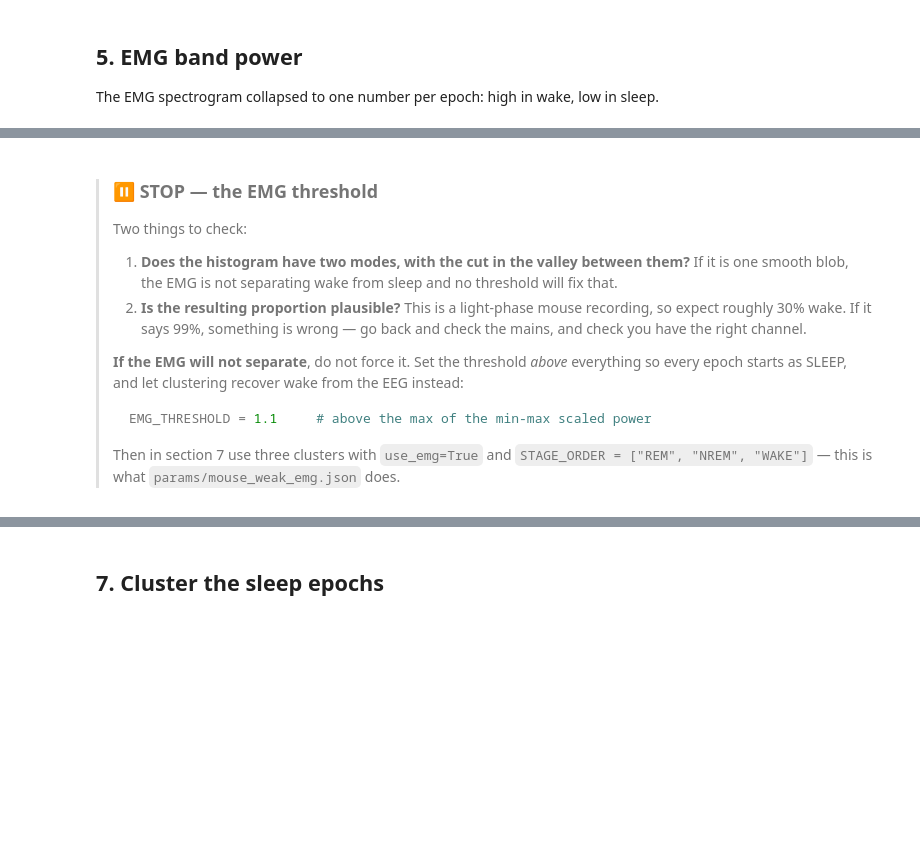
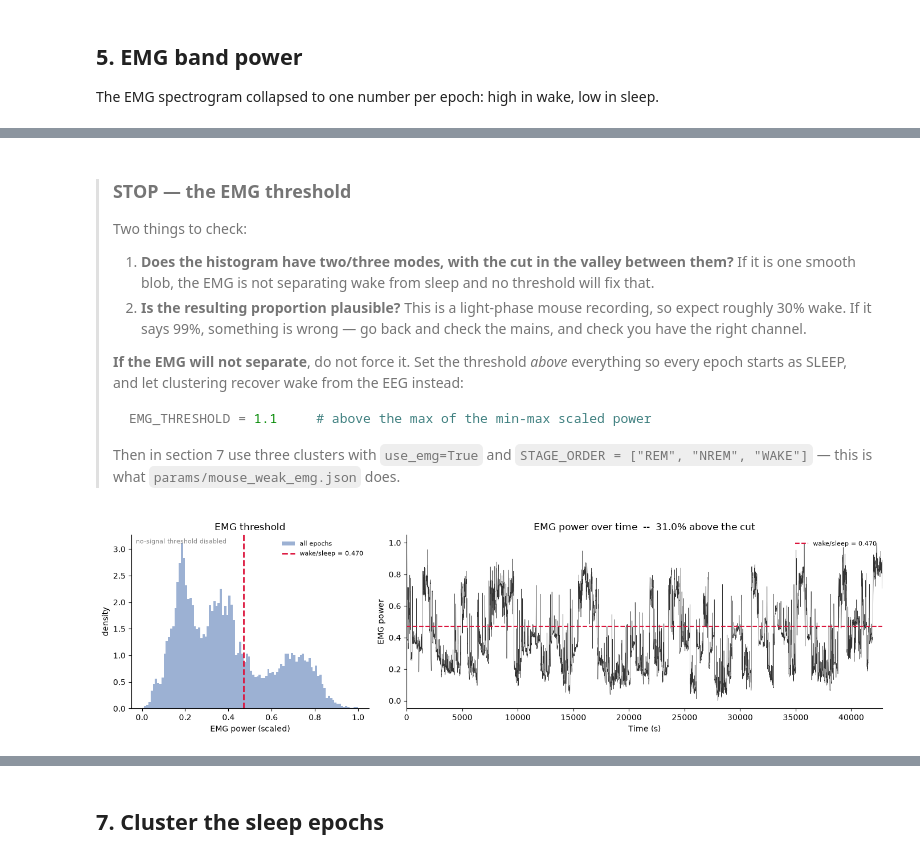
Before and after one commit to BoccaraLab/nyx, a Jupyter notebook: examples/05_real_data.ipynb, the cells around one changed output, grey strips where cells are left out. Cells and saved outputs as stored; diff of their text form; code cells hidden in the pictures; blank space fills up the shorter version.

```diff
--- a/examples/05_real_data.ipynb
+++ b/examples/05_real_data.ipynb
@@ -90,8 +75,8 @@ result after that would look plausible and be wrong. Select by name.
 # %%
 recording = nyx.read_recording(
     f"{target}/recordings/{WHICH}.edf",
-    eeg_channel="Signal 0",     # frontal EEG
-    emg_channel="Signal 3",     # EMG -- not Signal 1, which is parietal EEG
+    eeg_channel="Signal 1",     # parietal EEG
+    emg_channel="Signal 3",     # EMG
     name=WHICH,
 )
 params = nyx.load_params("../params/mouse.json")
@@ -138,3 +142,13 @@ plt.show()
 > end and set `WINDOW` inside them.
 >
 > Change either in the cell below and re-run from there.
+# %%
+# A notch goes in the *params*, so it is recorded in run.json and replays.
+NOTCH = check.suggested_notch()      # None, 50 or 60
+print("notch:", NOTCH)
+
+# params["EEG"]["notch"] = NOTCH
+params["EMG"]["notch"] = NOTCH
+
+# None = the whole recording, otherwise (start, end) in seconds.
+WINDOW = (0, 42800)
@@ -141,14 +157,4 @@ plt.show()
 # %%
-# 🔧 A notch goes in the *params*, so it is recorded in run.json and replays.
-NOTCH = check.suggested_notch()      # None, 50 or 60
-if NOTCH:
-    params["EEG"]["notch"] = NOTCH
-    params["EMG"]["notch"] = NOTCH
-print("notch:", NOTCH)
-
-# 🔧 None = the whole recording, otherwise (start, end) in seconds.
-WINDOW = None
-
 # Preprocessing is lazy, so this costs nothing until a trace is read.
 processed = nyx.preprocess_recording(recording, params)
 windowed = processed if WINDOW is None else processed.time_slice(*WINDOW)
@@ -176,9 +196,9 @@ print(f"automatic threshold {auto_threshold:.3f}   "
 # %% [markdown]
-> ### ⏸ STOP — the EMG threshold
+> ### STOP — the EMG threshold
 >
 > Two things to check:
 >
-> 1. **Does the histogram have two modes, with the cut in the valley between
+> 1. **Does the histogram have two/three modes, with the cut in the valley between
 >    them?** If it is one smooth blob, the EMG is not separating wake from sleep
 >    and no threshold will fix that.
 > 2. **Is the resulting proportion plausible?** This is a light-phase mouse
@@ -196,4 +216,11 @@ print(f"automatic threshold {auto_threshold:.3f}   "
 > Then in section 7 use three clusters with `use_emg=True` and
 > `STAGE_ORDER = ["REM", "NREM", "WAKE"]` — this is what
 > `params/mouse_weak_emg.json` does.
+# %%
+# None = keep the automatic threshold. A number overrides it.
+EMG_THRESHOLD = 0.55
+nyx.plot_emg_check(emg, threshold=auto_threshold, nosignal=NOSIGNAL)
+plt.show()
+# %% [output]
+[figure, added]
 # %%
```
Also changed, not shown: parts of 29 cells of this notebook, 7 other files.
